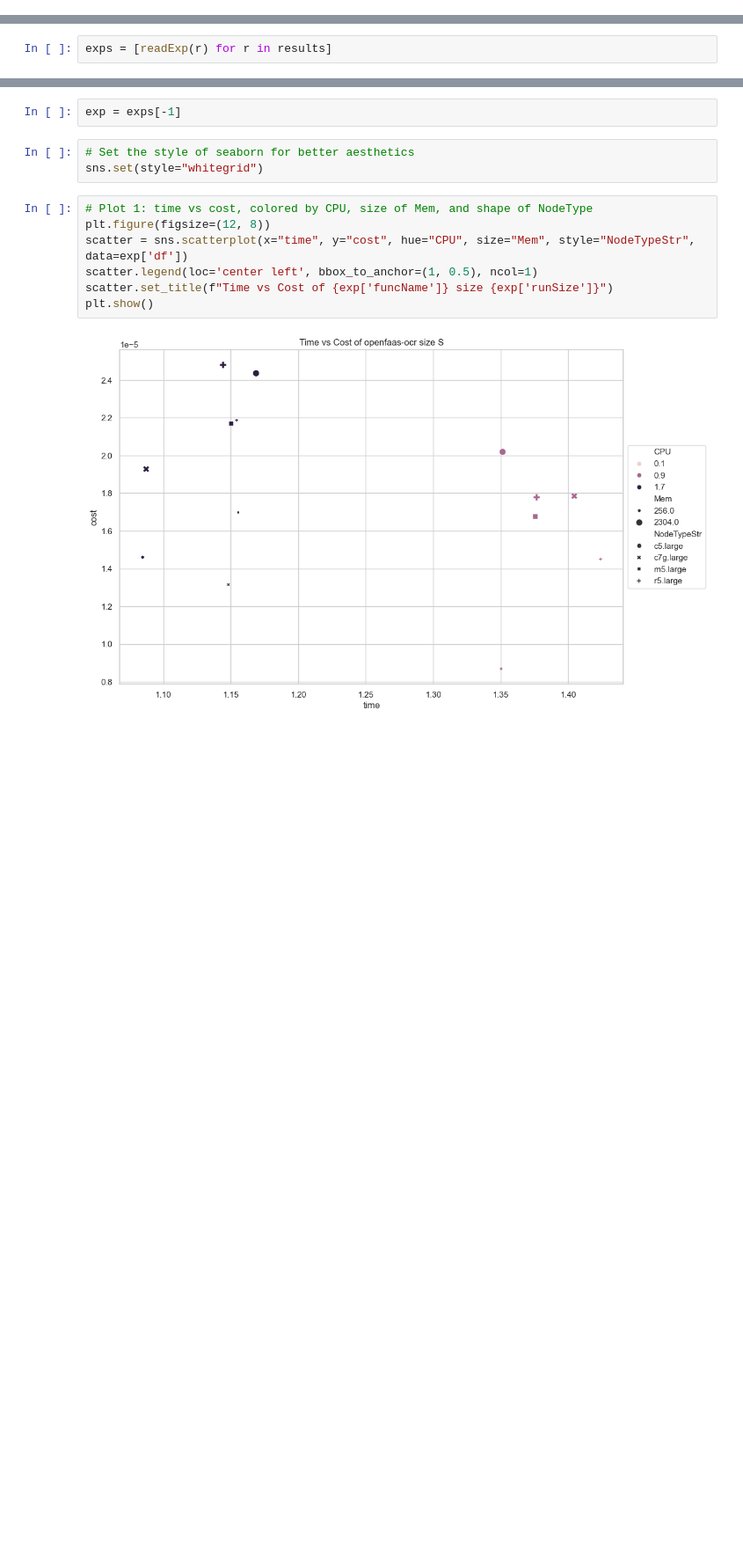
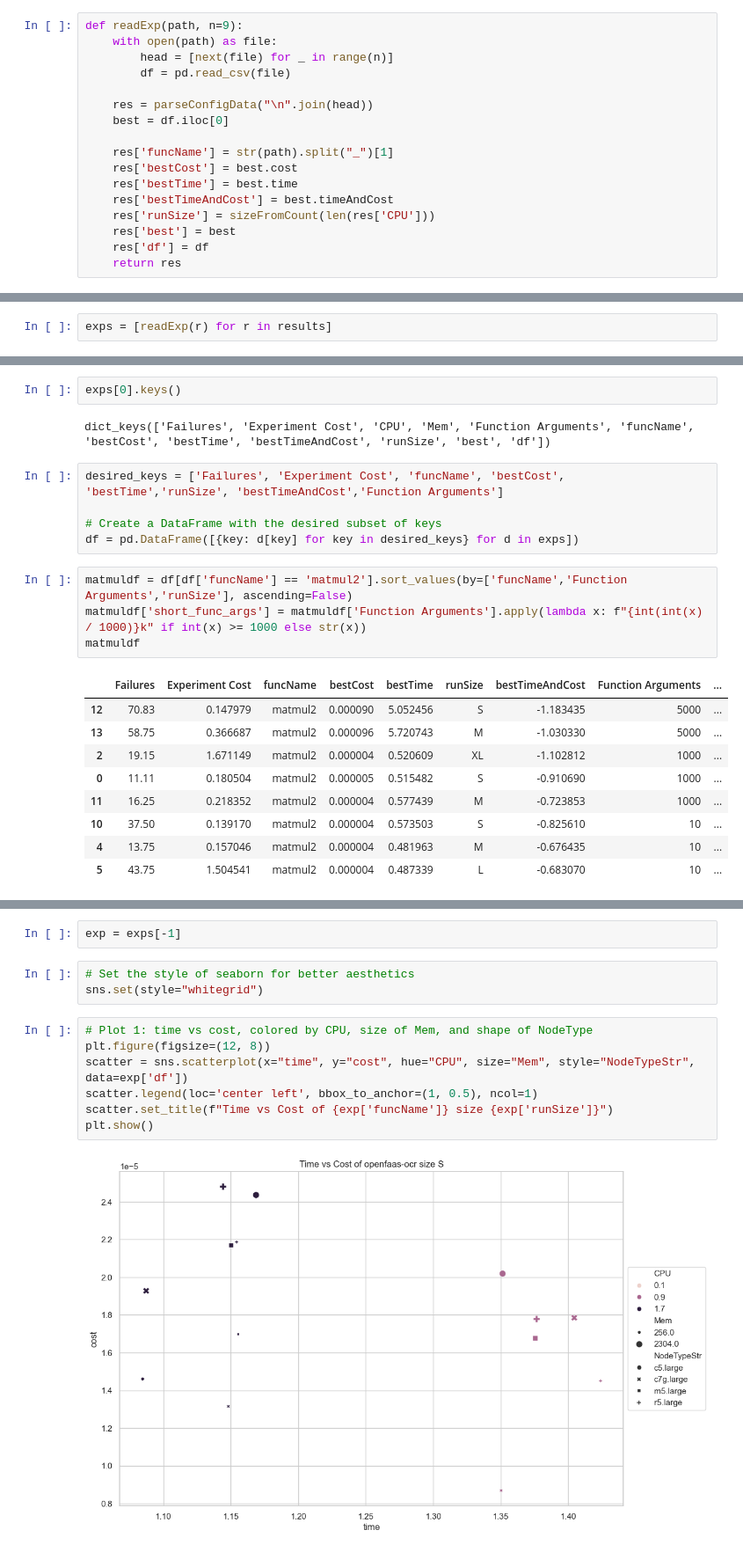
Before and after one commit to ckeenan34/FaaSterConfig, a Jupyter notebook: notebooks/AnalyzeResults.ipynb, the cells around one changed output, grey strips where cells are left out. Shown: that part at 88% size. Saved outputs shown, nothing was run; the diff lists cells and outputs as text; blank space fills up the shorter version.

```diff
--- a/notebooks/AnalyzeResults.ipynb
+++ b/notebooks/AnalyzeResults.ipynb
@@ -71,3 +56,20 @@ def readExp(path, n=9):
+# %%
+def readExp(path, n=9):
+    with open(path) as file:
+        head = [next(file) for _ in range(n)]
+        df = pd.read_csv(file)
+
+    res = parseConfigData("\n".join(head))
+    best = df.iloc[0]
+
+    res['funcName'] = str(path).split("_")[1]
+    res['bestCost'] = best.cost
+    res['bestTime'] = best.time
+    res['bestTimeAndCost'] = best.timeAndCost
+    res['runSize'] = sizeFromCount(len(res['CPU']))
+    res['best'] = best
+    res['df'] = df
+    return res
 # %%
 resultsPath = "../FaaSterConfig/results/"
 # %%
@@ -114,0 +116,23 @@ exps
+# %%
+exps[0].keys()
+# %% [output]
+dict_keys(['Failures', 'Experiment Cost', 'CPU', 'Mem', 'Function Arguments', 'funcName', 'bestCost', 'bestTime', 'bestTimeAndCost', 'runSize', 'best', 'df'])
+# %%
+desired_keys = ['Failures', 'Experiment Cost', 'funcName', 'bestCost', 'bestTime','runSize', 'bestTimeAndCost','Function Arguments']
+
+# Create a DataFrame with the desired subset of keys
+df = pd.DataFrame([{key: d[key] for key in desired_keys} for d in exps])
+# %%
+matmuldf = df[df['funcName'] == 'matmul2'].sort_values(by=['funcName','Function Arguments','runSize'], ascending=False)
+matmuldf['short_func_args'] = matmuldf['Function Arguments'].apply(lambda x: f"{int(int(x) / 1000)}k" if int(x) >= 1000 else str(x))
+matmuldf
+# %% [output]
+|  | Failures | Experiment Cost | funcName | bestCost | bestTime | runSize | bestTimeAndCost | Function Arguments | ... |
+| 12 | 70.83 | 0.147979 | matmul2 | 0.000090 | 5.052456 | S | -1.183435 | 5000 | ... |
+| 13 | 58.75 | 0.366687 | matmul2 | 0.000096 | 5.720743 | M | -1.030330 | 5000 | ... |
+| 2 | 19.15 | 1.671149 | matmul2 | 0.000004 | 0.520609 | XL | -1.102812 | 1000 | ... |
+| 0 | 11.11 | 0.180504 | matmul2 | 0.000005 | 0.515482 | S | -0.910690 | 1000 | ... |
+| 11 | 16.25 | 0.218352 | matmul2 | 0.000004 | 0.577439 | M | -0.723853 | 1000 | ... |
+| 10 | 37.50 | 0.139170 | matmul2 | 0.000004 | 0.573503 | S | -0.825610 | 10 | ... |
+| 4 | 13.75 | 0.157046 | matmul2 | 0.000004 | 0.481963 | M | -0.676435 | 10 | ... |
+| 5 | 43.75 | 1.504541 | matmul2 | 0.000004 | 0.487339 | L | -0.683070 | 10 | ... |
```
Also changed, not shown: parts of 17 cells of this notebook, 4 other files.
